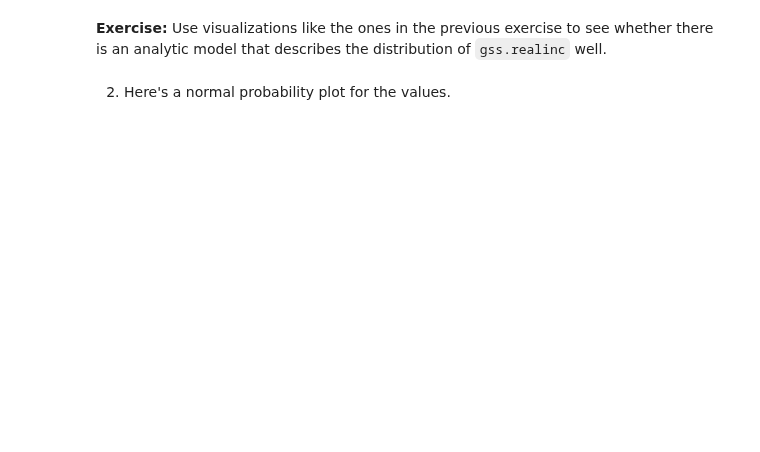
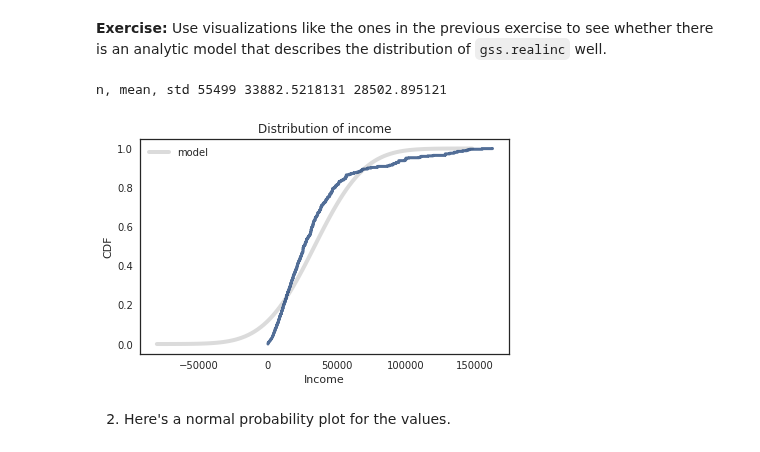
Before and after one commit to AllenDowney/ThinkStats2, a Jupyter notebook: homeworks/homework02.ipynb, the cells around one changed output. Cells and saved outputs as stored; diff of their text form; code cells hidden in the pictures; blank space fills up the shorter version.

```diff
--- a/homeworks/homework02.ipynb
+++ b/homeworks/homework02.ipynb
@@ -193,2 +225,11 @@ decorate(title='Distribution of income',
+# %%
+MakeNormalModel(gss.realinc.dropna(), label='')
+
+decorate(title='Distribution of income',
+         xlabel='Income',
+         ylabel='CDF')
+# %% [output]
+n, mean, std 55499 33882.5218131 28502.895121
+[figure, added]
 # %% [markdown]
 2) Here's a normal probability plot for the values.
```
Also changed, not shown: parts of 76 cells of this notebook.
